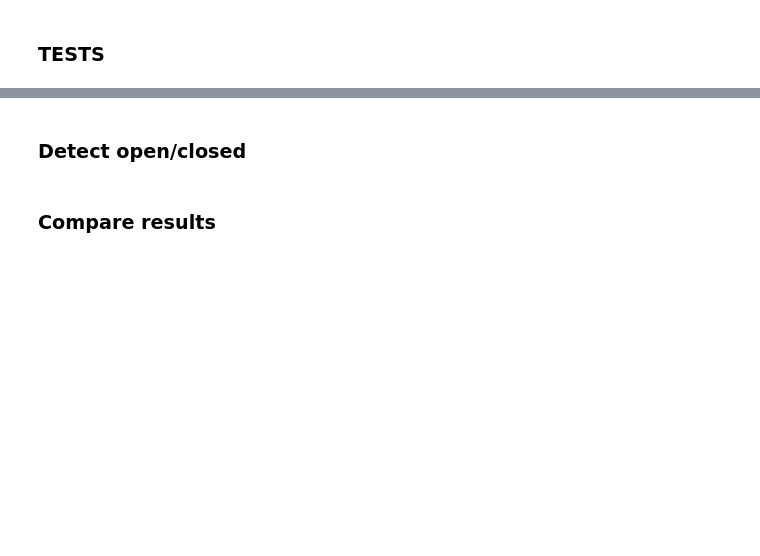
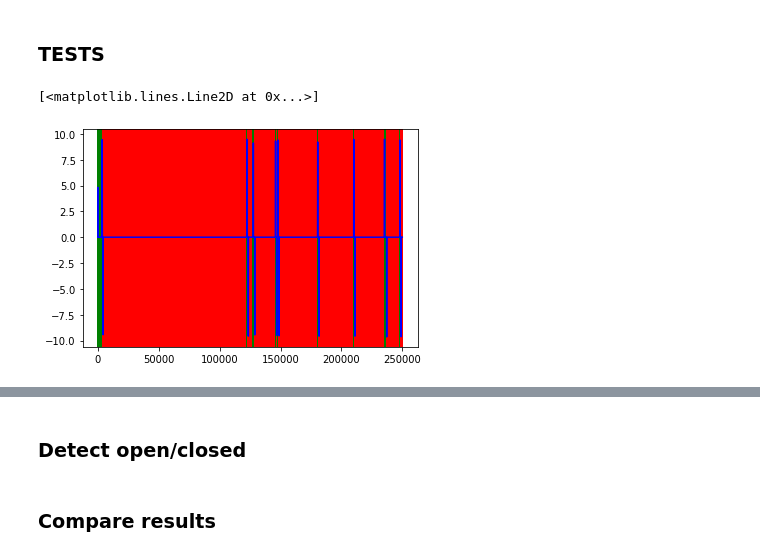
Before and after one commit to marcvernet31/door_opening, a Jupyter notebook: notebooks/result.ipynb, the cells around one changed output, grey strips where cells are left out. Drawn from its saved outputs; the diff is of its cells as text; code cells hidden in the pictures; blank space fills up the shorter version.

```diff
--- a/notebooks/result.ipynb
+++ b/notebooks/result.ipynb
@@ -259,7 +270,6 @@ for i in range(0, 500000):
 
     else:
         if(y_change[i] == 0): lastZero_y = i                        # Update Last zero
-
         localMax = isLocalMax(i, y_change)                          # Check if position is a local maximum
 
         if(localMax):
@@ -275,7 +285,7 @@ for i in range(0, 500000):
 
         localMin = isLocalMin(i, y_change)
         if(localMin):
-            isGlobal = y_change[i-1] < globalMin_y*coef2
+            isGlobal = y_change[i-1] < globalMin_y*coef1
             deleteTop = y_change[i-1] > globalMin_y*coef2
 
             if (isGlobal):                   # Local minimum is global
@@ -287,7 +297,7 @@ for i in range(0, 500000):
 
           ####
 
-        updateLastZero(i, x_change, lastZero_x)                         # Update Last zero
+        if(x_change[i] == 0): lastZero_x = i                         # Update Last zero
         localMax = isLocalMax(i, x_change)                          # Check if position is a local maximum
 
         if(localMax):
@@ -305,7 +315,7 @@ for i in range(0, 500000):
             localMin = isLocalMin(i, y_change)
 
         if(localMin):
-            isGlobal = x_change[i-1] < globalMin_x*coef2
+            isGlobal = x_change[i-1] < globalMin_x*coef1
             deleteTop = x_change[i-1] > globalMin_x*coef2
 
             if (isGlobal):                   # Local minimum is global
@@ -319,7 +329,7 @@ for i in range(0, 500000):
         ####
 
 
-        updateLastZero(i, z_change, lastZero_z)                         # Update Last zero
+        if(z_change[i] == 0): lastZero_z = i                         # Update Last zero
         localMax = isLocalMax(i, z_change)                          # Check if position is a local maximum
 
         if(localMax):
@@ -337,7 +347,7 @@ for i in range(0, 500000):
             localMin = isLocalMin(i, z_change)
 
         if(localMin):
-            isGlobal = z_change[i-1] < globalMin_z*coef2
+            isGlobal = z_change[i-1] < globalMin_z*coef1
             deleteTop = z_change[i-1] > globalMin_z*coef2
 
             if (isGlobal):                   # Local minimum is global
@@ -352,3 +362,22 @@ for i in range(0, 500000):
         clean_y_change.append(y_change[i])
         clean_x_change.append(x_change[i])
         clean_z_change.append(z_change[i])
+
+    ### DETECT OPEN/CLOSED ####
+
+    if(i != 0):
+
+        if(clean_x_change[i] == 0 and clean_x_change[i-1] > 0): state_x = "open"
+        elif(clean_x_change[i] == 0 and clean_x_change[i-1] < 0): state_x = "closed"
+        elif(clean_x_change[i] != 0): state_x = "movement"
+        stateList_x.append(state_x)
+
+        if(clean_y_change[i] == 0 and clean_y_change[i-1] > 0): state_y = "open"
+        elif(clean_y_change[i] == 0 and clean_y_change[i-1] < 0): state_y = "closed"
+        elif(clean_y_change[i] != 0): state_y = "movement"
+        stateList_y.append(state_y)
+
+        if(clean_z_change[i] == 0 and clean_z_change[i-1] > 0): state_z = "open"
+        elif(clean_z_change[i] == 0 and clean_z_change[i-1] < 0): state_z = "closed"
+        elif(clean_z_change[i] != 0): state_z = "movement"
+        stateList_z.append(state_z)
@@ -355,2 +394,17 @@ for i in range(0, 500000):
 # %% [markdown]
 ### TESTS
+# %%
+a = 0
+b = 250000
+
+for i in range(0, len(stateList_x[a:b])):
+    if(stateList_x[i] == "open"):
+        plt.axvline(x=i, color='green', linestyle='-')
+    if(stateList_x[i] == "closed"):
+        plt.axvline(x=i, color='red', linestyle='-')
+    if(stateList_x[i] == "unknown"):
+        plt.axvline(x=i, color='yellow', linestyle='-')
+plt.plot(clean_x_change[a:b], color="blue")
+# %% [output]
+[<matplotlib.lines.Line2D at 0x...>]
+[figure, added]
```
Also changed, not shown: parts of 20 cells of this notebook.
